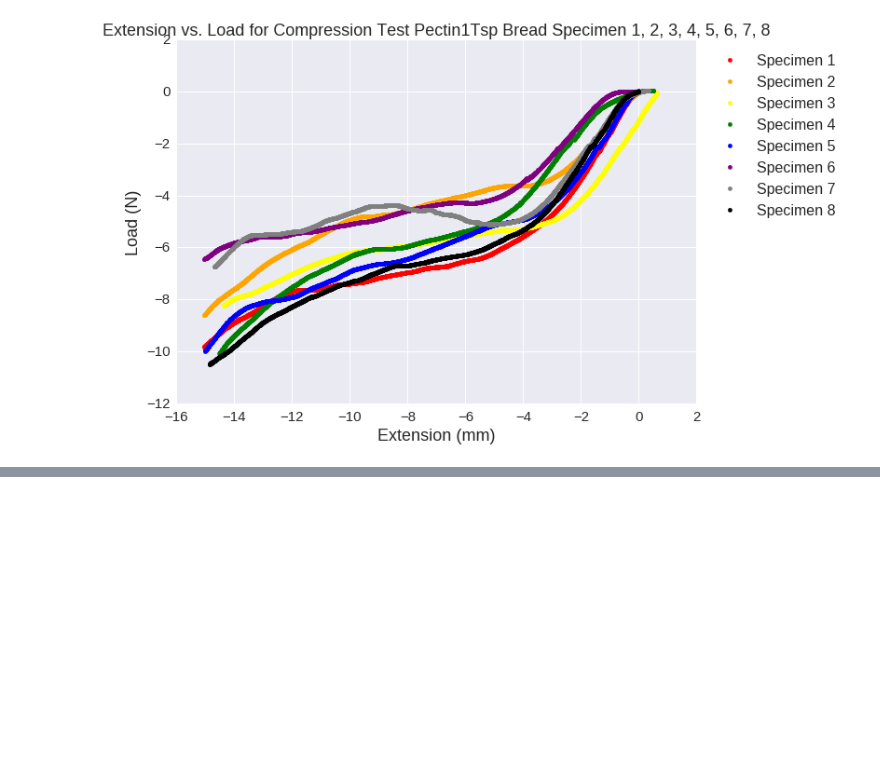
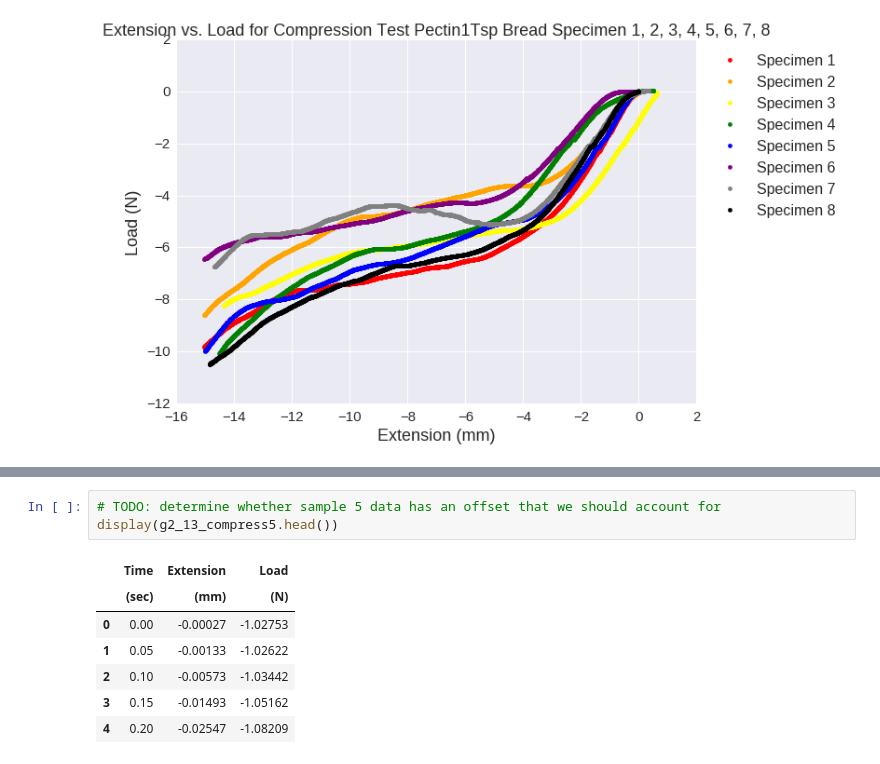
Before and after one commit to greenteawarrior/MatSci, a Jupyter notebook: GFBaking/instron_csv.ipynb, the cells around one changed output, grey strips where cells are left out. Saved outputs shown, nothing was run; the diff lists cells and outputs as text; blank space fills up the shorter version.

```diff
--- a/GFBaking/instron_csv.ipynb
+++ b/GFBaking/instron_csv.ipynb
@@ -188,0 +201,11 @@ plot_cc([p3tsp_compress1,
+# %%
+# TODO: determine whether sample 5 data has an offset that we should account for
+display(g2_13_compress5.head())
+# %% [output]
+|  | Time | Extension | Load |
+|  | (sec) | (mm) | (N) |
+| 0 | 0.00 | -0.00027 | -1.02753 |
+| 1 | 0.05 | -0.00133 | -1.02622 |
+| 2 | 0.10 | -0.00573 | -1.03442 |
+| 3 | 0.15 | -0.01493 | -1.05162 |
+| 4 | 0.20 | -0.02547 | -1.08209 |
```
Also changed, not shown: parts of 10 cells of this notebook, 3 other files.
